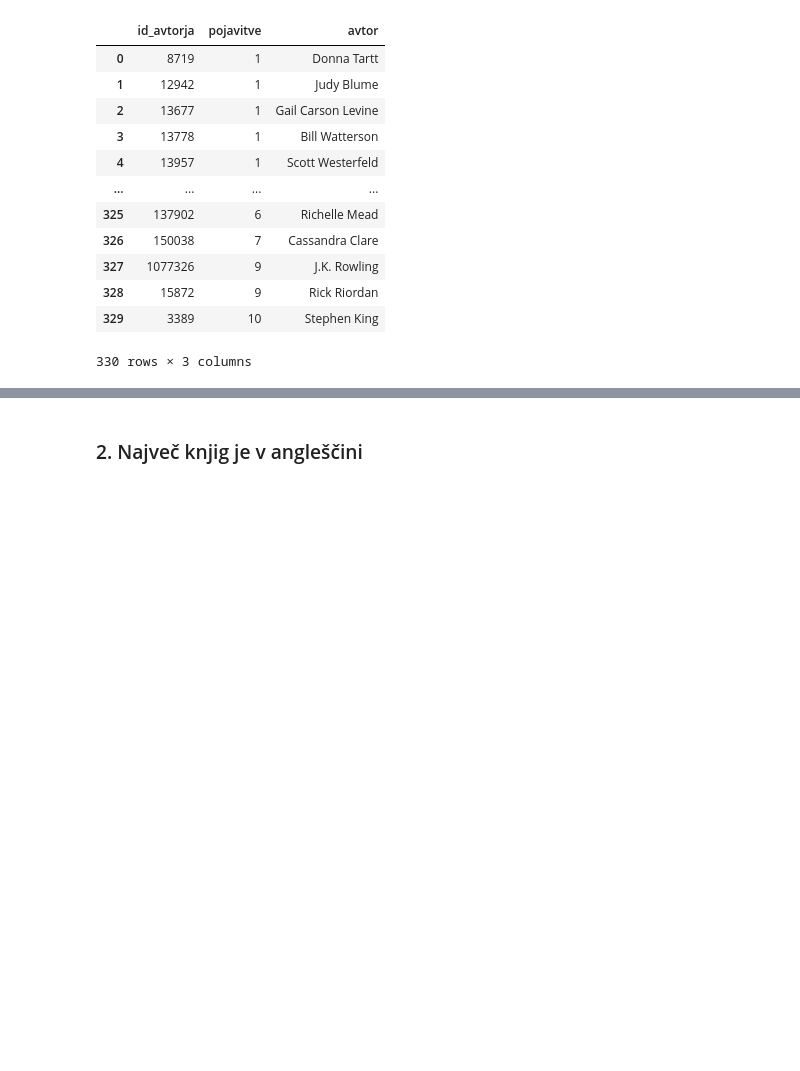
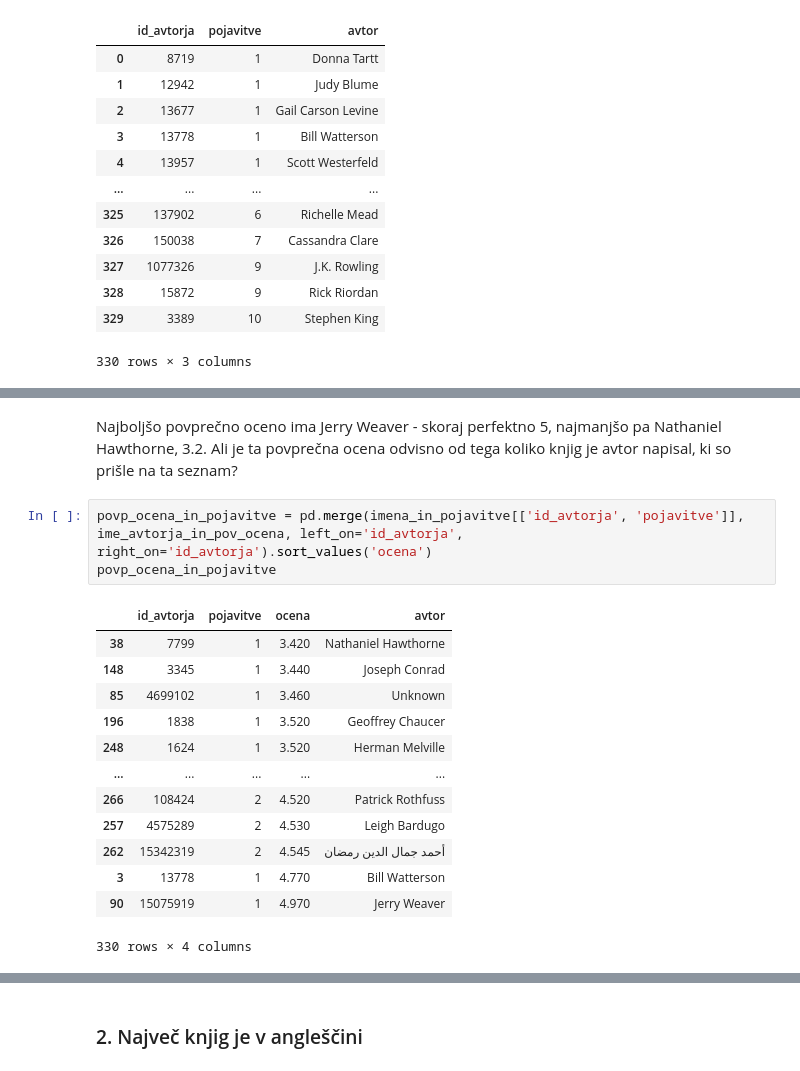
Before and after one commit to MozinaMateja/Najboljse-knjige, a Jupyter notebook: Analiza podatkov.ipynb, the cells around one changed output, grey strips where cells are left out. Cells and saved outputs as stored; diff of their text form; blank space fills up the shorter version.

```diff
--- a/Analiza podatkov.ipynb
+++ b/Analiza podatkov.ipynb
@@ -112,0 +149,19 @@ Največkrat se pojavi Stephen King z 10 knjigami, sledta mu Rick Riordan in J.K.
+# %% [markdown]
+Najboljšo povprečno oceno ima Jerry Weaver - skoraj perfektno 5, najmanjšo pa Nathaniel Hawthorne, 3.2. Ali je ta povprečna ocena odvisno od tega koliko knjig je avtor napisal, ki so prišle na ta seznam?
+# %%
+povp_ocena_in_pojavitve = pd.merge(imena_in_pojavitve[['id_avtorja', 'pojavitve']], ime_avtorja_in_pov_ocena, left_on='id_avtorja', right_on='id_avtorja').sort_values('ocena')
+povp_ocena_in_pojavitve
+# %% [output]
+|  | id_avtorja | pojavitve | ocena | avtor |
+| 38 | 7799 | 1 | 3.420 | Nathaniel Hawthorne |
+| 148 | 3345 | 1 | 3.440 | Joseph Conrad |
+| 85 | 4699102 | 1 | 3.460 | Unknown |
+| 196 | 1838 | 1 | 3.520 | Geoffrey Chaucer |
+| 248 | 1624 | 1 | 3.520 | Herman Melville |
+| ... | ... | ... | ... | ... |
+| 266 | 108424 | 2 | 4.520 | Patrick Rothfuss |
+| 257 | 4575289 | 2 | 4.530 | Leigh Bardugo |
+| 262 | 15342319 | 2 | 4.545 | أحمد جمال الدين رمضان |
+| 3 | 13778 | 1 | 4.770 | Bill Watterson |
+| 90 | 15075919 | 1 | 4.970 | Jerry Weaver |
+330 rows × 4 columns
```
Also changed, not shown: parts of 22 cells of this notebook.
